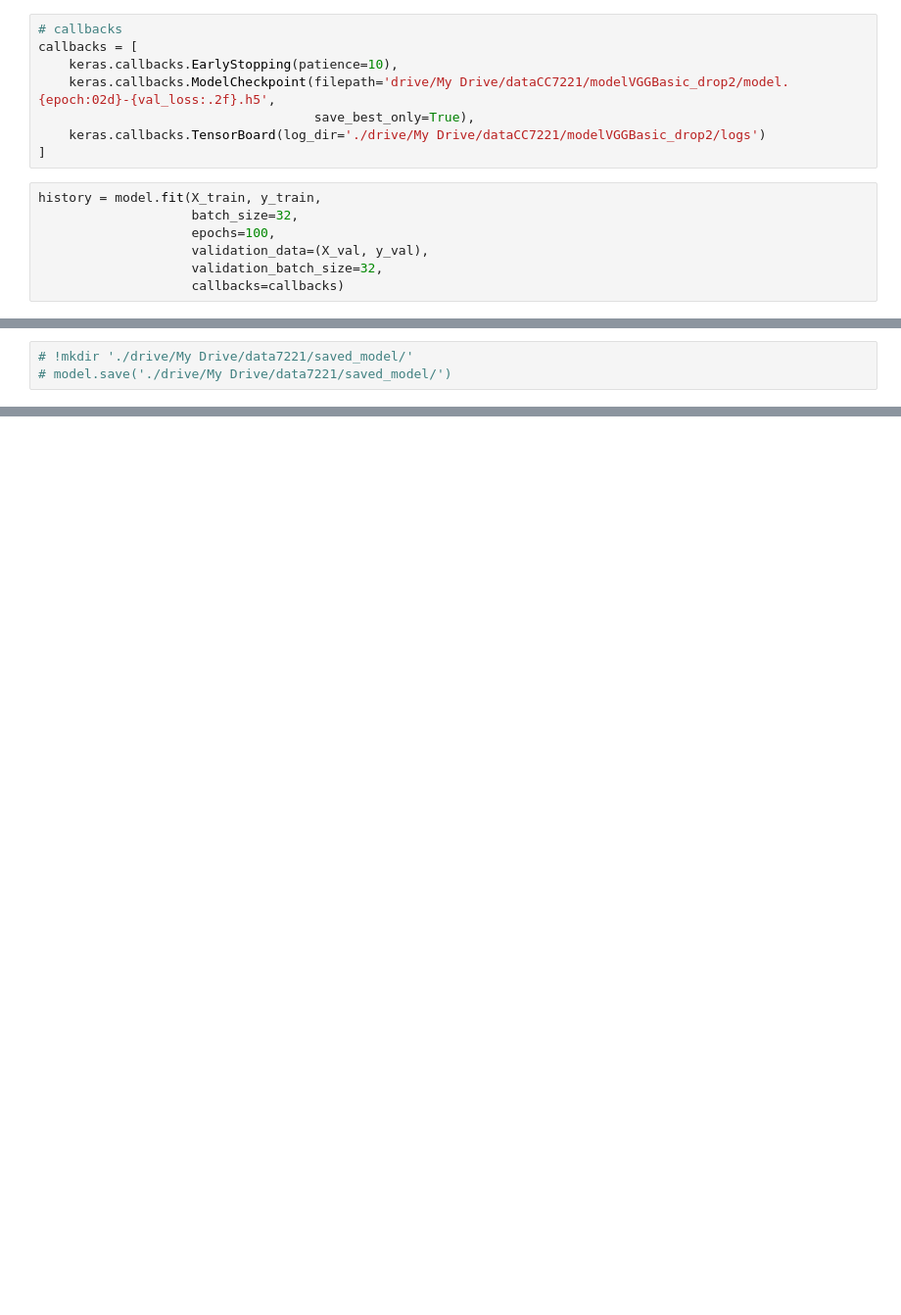
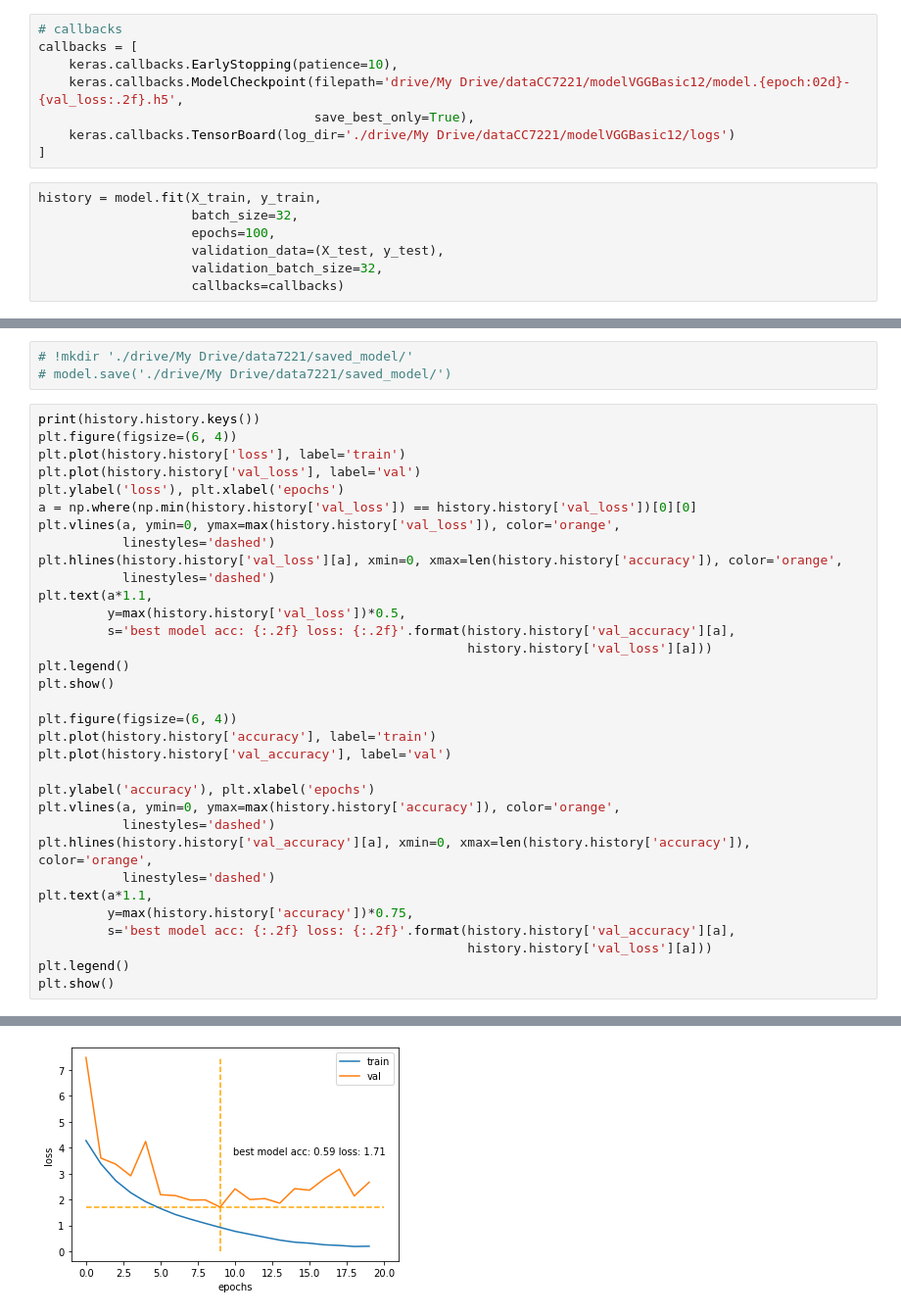
Before and after one commit to MartinVIllesca/CC6204, a Jupyter notebook: CC7221/tarea1/vggbasic.ipynb, the cells around one changed output, grey strips where cells are left out. Shown: that part at 98% size. Saved outputs shown, nothing was run; the diff lists cells and outputs as text; blank space fills up the shorter version.

```diff
--- a/CC7221/tarea1/vggbasic.ipynb
+++ b/CC7221/tarea1/vggbasic.ipynb
@@ -220,15 +217,15 @@ print(y_train.shape, X_train.shape)
 # callbacks
 callbacks = [
     keras.callbacks.EarlyStopping(patience=10),
-    keras.callbacks.ModelCheckpoint(filepath='drive/My Drive/dataCC7221/modelVGGBasic_drop2/model.{epoch:02d}-{val_loss:.2f}.h5',
+    keras.callbacks.ModelCheckpoint(filepath='drive/My Drive/dataCC7221/modelVGGBasic12/model.{epoch:02d}-{val_loss:.2f}.h5',
                                     save_best_only=True),
-    keras.callbacks.TensorBoard(log_dir='./drive/My Drive/dataCC7221/modelVGGBasic_drop2/logs')
+    keras.callbacks.TensorBoard(log_dir='./drive/My Drive/dataCC7221/modelVGGBasic12/logs')
 ]
 # %%
 history = model.fit(X_train, y_train,
                     batch_size=32,
                     epochs=100,
-                    validation_data=(X_val, y_val),
+                    validation_data=(X_test, y_test),
                     validation_batch_size=32,
                     callbacks=callbacks)
 # %% [output]
@@ -266,3 +263,37 @@ with open('./drive/My Drive/dataCC7221/trainHistoryDict_vgg_drop2', 'wb') as fil
 # %%
 # !mkdir './drive/My Drive/data7221/saved_model/'
 # model.save('./drive/My Drive/data7221/saved_model/')
+# %%
+print(history.history.keys())
+plt.figure(figsize=(6, 4))
+plt.plot(history.history['loss'], label='train')
+plt.plot(history.history['val_loss'], label='val')
+plt.ylabel('loss'), plt.xlabel('epochs')
+a = np.where(np.min(history.history['val_loss']) == history.history['val_loss'])[0][0]
+plt.vlines(a, ymin=0, ymax=max(history.history['val_loss']), color='orange',
+           linestyles='dashed')
+plt.hlines(history.history['val_loss'][a], xmin=0, xmax=len(history.history['accuracy']), color='orange',
+           linestyles='dashed')
+plt.text(a*1.1,
+         y=max(history.history['val_loss'])*0.5,
+         s='best model acc: {:.2f} loss: {:.2f}'.format(history.history['val_accuracy'][a],
+                                                        history.history['val_loss'][a]))
+plt.legend()
+plt.show()
+
+plt.figure(figsize=(6, 4))
+plt.plot(history.history['accuracy'], label='train')
+plt.plot(history.history['val_accuracy'], label='val')
+
+plt.ylabel('accuracy'), plt.xlabel('epochs')
+plt.vlines(a, ymin=0, ymax=max(history.history['accuracy']), color='orange',
+           linestyles='dashed')
+plt.hlines(history.history['val_accuracy'][a], xmin=0, xmax=len(history.history['accuracy']), color='orange',
+           linestyles='dashed')
+plt.text(a*1.1,
+         y=max(history.history['accuracy'])*0.75,
+         s='best model acc: {:.2f} loss: {:.2f}'.format(history.history['val_accuracy'][a],
+                                                        history.history['val_loss'][a]))
+plt.legend()
+plt.show()
+# %% [output]
@@ -268,0 +301 @@ with open('./drive/My Drive/dataCC7221/trainHistoryDict_vgg_drop2', 'wb') as fil
+[figure, added]
```
Also changed, not shown: parts of 14 cells of this notebook.
